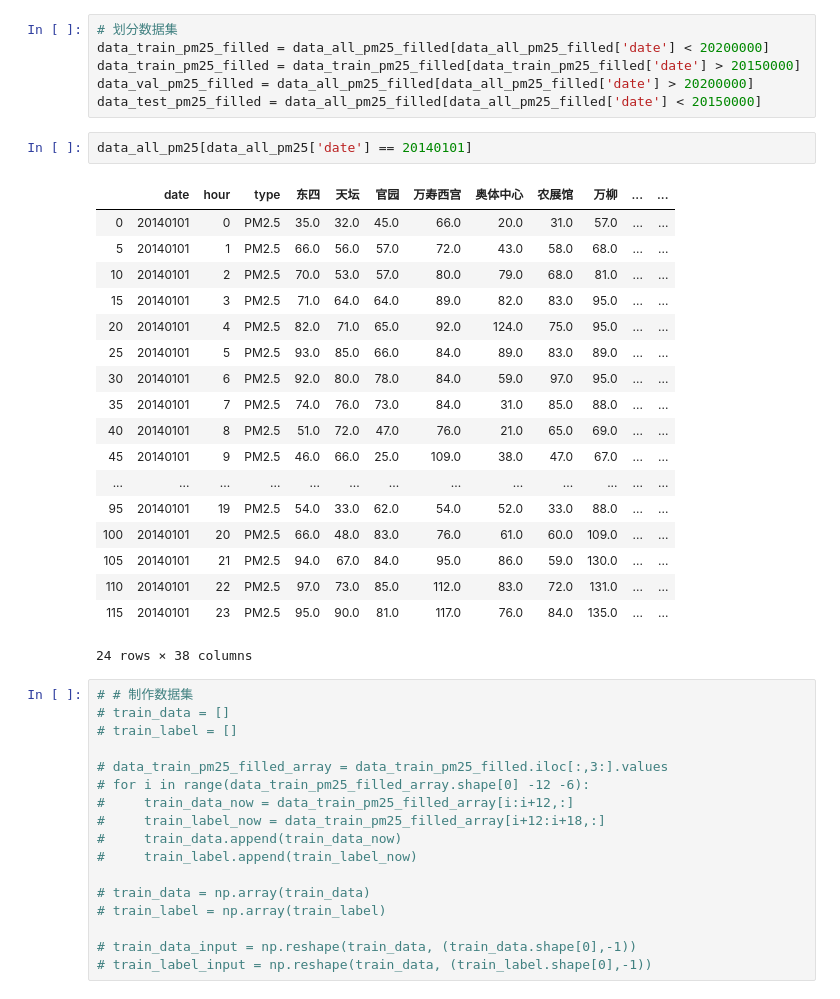
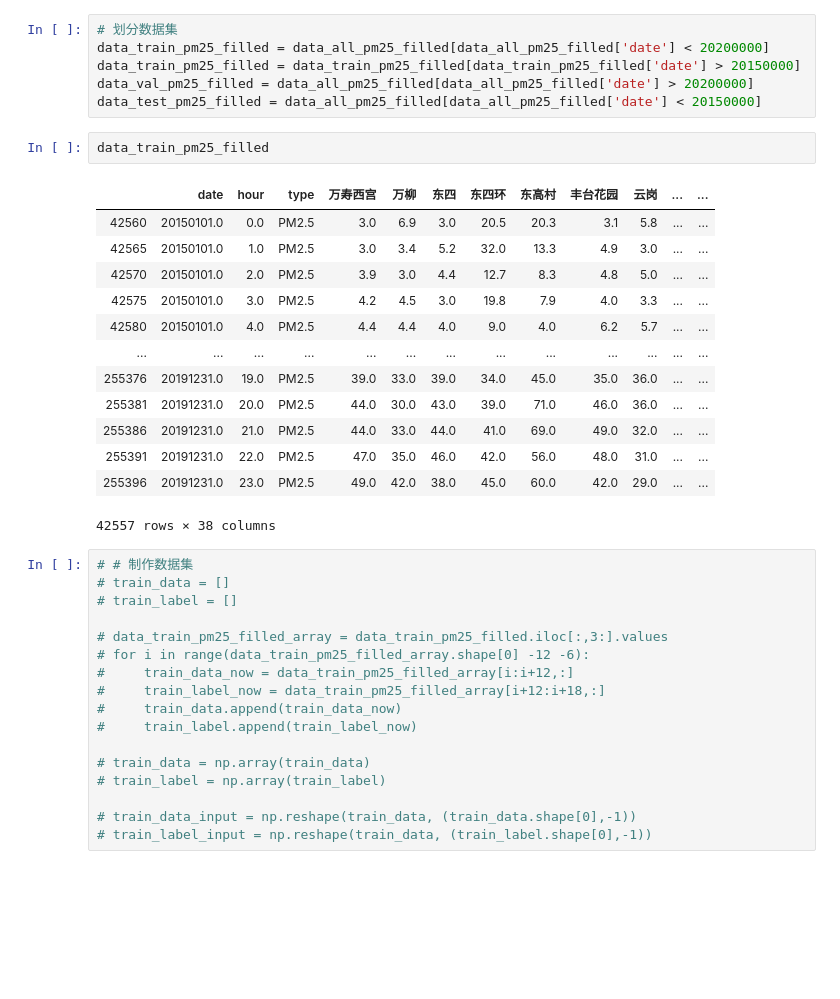
Before and after one commit to songyh15/PR2020_final_PM2.5, a Jupyter notebook: main.ipynb, the cells around one changed output. Saved outputs shown, nothing was run; the diff lists cells and outputs as text; blank space fills up the shorter version.

```diff
--- a/main.ipynb
+++ b/main.ipynb
@@ -164,27 +173,22 @@ data_train_pm25_filled = data_all_pm25_filled[data_all_pm25_filled['date'] < 202
 data_train_pm25_filled = data_train_pm25_filled[data_train_pm25_filled['date'] > 20150000]
 data_val_pm25_filled = data_all_pm25_filled[data_all_pm25_filled['date'] > 20200000]
 data_test_pm25_filled = data_all_pm25_filled[data_all_pm25_filled['date'] < 20150000]
-# %%
-data_all_pm25[data_all_pm25['date'] == 20140101]
-# %% [output]
-|  | date | hour | type | 东四 | 天坛 | 官园 | 万寿西宫 | 奥体中心 | 农展馆 | 万柳 | ... | ... |
-| 0 | 20140101 | 0 | PM2.5 | 35.0 | 32.0 | 45.0 | 66.0 | 20.0 | 31.0 | 57.0 | ... | ... |
-| 5 | 20140101 | 1 | PM2.5 | 66.0 | 56.0 | 57.0 | 72.0 | 43.0 | 58.0 | 68.0 | ... | ... |
-| 10 | 20140101 | 2 | PM2.5 | 70.0 | 53.0 | 57.0 | 80.0 | 79.0 | 68.0 | 81.0 | ... | ... |
-| 15 | 20140101 | 3 | PM2.5 | 71.0 | 64.0 | 64.0 | 89.0 | 82.0 | 83.0 | 95.0 | ... | ... |
-| 20 | 20140101 | 4 | PM2.5 | 82.0 | 71.0 | 65.0 | 92.0 | 124.0 | 75.0 | 95.0 | ... | ... |
-| 25 | 20140101 | 5 | PM2.5 | 93.0 | 85.0 | 66.0 | 84.0 | 89.0 | 83.0 | 89.0 | ... | ... |
-| 30 | 20140101 | 6 | PM2.5 | 92.0 | 80.0 | 78.0 | 84.0 | 59.0 | 97.0 | 95.0 | ... | ... |
-| 35 | 20140101 | 7 | PM2.5 | 74.0 | 76.0 | 73.0 | 84.0 | 31.0 | 85.0 | 88.0 | ... | ... |
-| 40 | 20140101 | 8 | PM2.5 | 51.0 | 72.0 | 47.0 | 76.0 | 21.0 | 65.0 | 69.0 | ... | ... |
-| 45 | 20140101 | 9 | PM2.5 | 46.0 | 66.0 | 25.0 | 109.0 | 38.0 | 47.0 | 67.0 | ... | ... |
-| ... | ... | ... | ... | ... | ... | ... | ... | ... | ... | ... | ... | ... |
-| 95 | 20140101 | 19 | PM2.5 | 54.0 | 33.0 | 62.0 | 54.0 | 52.0 | 33.0 | 88.0 | ... | ... |
-| 100 | 20140101 | 20 | PM2.5 | 66.0 | 48.0 | 83.0 | 76.0 | 61.0 | 60.0 | 109.0 | ... | ... |
-| 105 | 20140101 | 21 | PM2.5 | 94.0 | 67.0 | 84.0 | 95.0 | 86.0 | 59.0 | 130.0 | ... | ... |
-| 110 | 20140101 | 22 | PM2.5 | 97.0 | 73.0 | 85.0 | 112.0 | 83.0 | 72.0 | 131.0 | ... | ... |
-| 115 | 20140101 | 23 | PM2.5 | 95.0 | 90.0 | 81.0 | 117.0 | 76.0 | 84.0 | 135.0 | ... | ... |
-24 rows × 38 columns
+# %%
+data_train_pm25_filled
+# %% [output]
+|  | date | hour | type | 万寿西宫 | 万柳 | 东四 | 东四环 | 东高村 | 丰台花园 | 云岗 | ... | ... |
+| 42560 | 20150101.0 | 0.0 | PM2.5 | 3.0 | 6.9 | 3.0 | 20.5 | 20.3 | 3.1 | 5.8 | ... | ... |
+| 42565 | 20150101.0 | 1.0 | PM2.5 | 3.0 | 3.4 | 5.2 | 32.0 | 13.3 | 4.9 | 3.0 | ... | ... |
+| 42570 | 20150101.0 | 2.0 | PM2.5 | 3.9 | 3.0 | 4.4 | 12.7 | 8.3 | 4.8 | 5.0 | ... | ... |
+| 42575 | 20150101.0 | 3.0 | PM2.5 | 4.2 | 4.5 | 3.0 | 19.8 | 7.9 | 4.0 | 3.3 | ... | ... |
+| 42580 | 20150101.0 | 4.0 | PM2.5 | 4.4 | 4.4 | 4.0 | 9.0 | 4.0 | 6.2 | 5.7 | ... | ... |
+| ... | ... | ... | ... | ... | ... | ... | ... | ... | ... | ... | ... | ... |
+| 255376 | 20191231.0 | 19.0 | PM2.5 | 39.0 | 33.0 | 39.0 | 34.0 | 45.0 | 35.0 | 36.0 | ... | ... |
+| 255381 | 20191231.0 | 20.0 | PM2.5 | 44.0 | 30.0 | 43.0 | 39.0 | 71.0 | 46.0 | 36.0 | ... | ... |
+| 255386 | 20191231.0 | 21.0 | PM2.5 | 44.0 | 33.0 | 44.0 | 41.0 | 69.0 | 49.0 | 32.0 | ... | ... |
+| 255391 | 20191231.0 | 22.0 | PM2.5 | 47.0 | 35.0 | 46.0 | 42.0 | 56.0 | 48.0 | 31.0 | ... | ... |
+| 255396 | 20191231.0 | 23.0 | PM2.5 | 49.0 | 42.0 | 38.0 | 45.0 | 60.0 | 42.0 | 29.0 | ... | ... |
+42557 rows × 38 columns
 # %%
 # # 制作数据集
 # train_data = []
```
Also changed, not shown: parts of 9 cells of this notebook, 3 other files.
